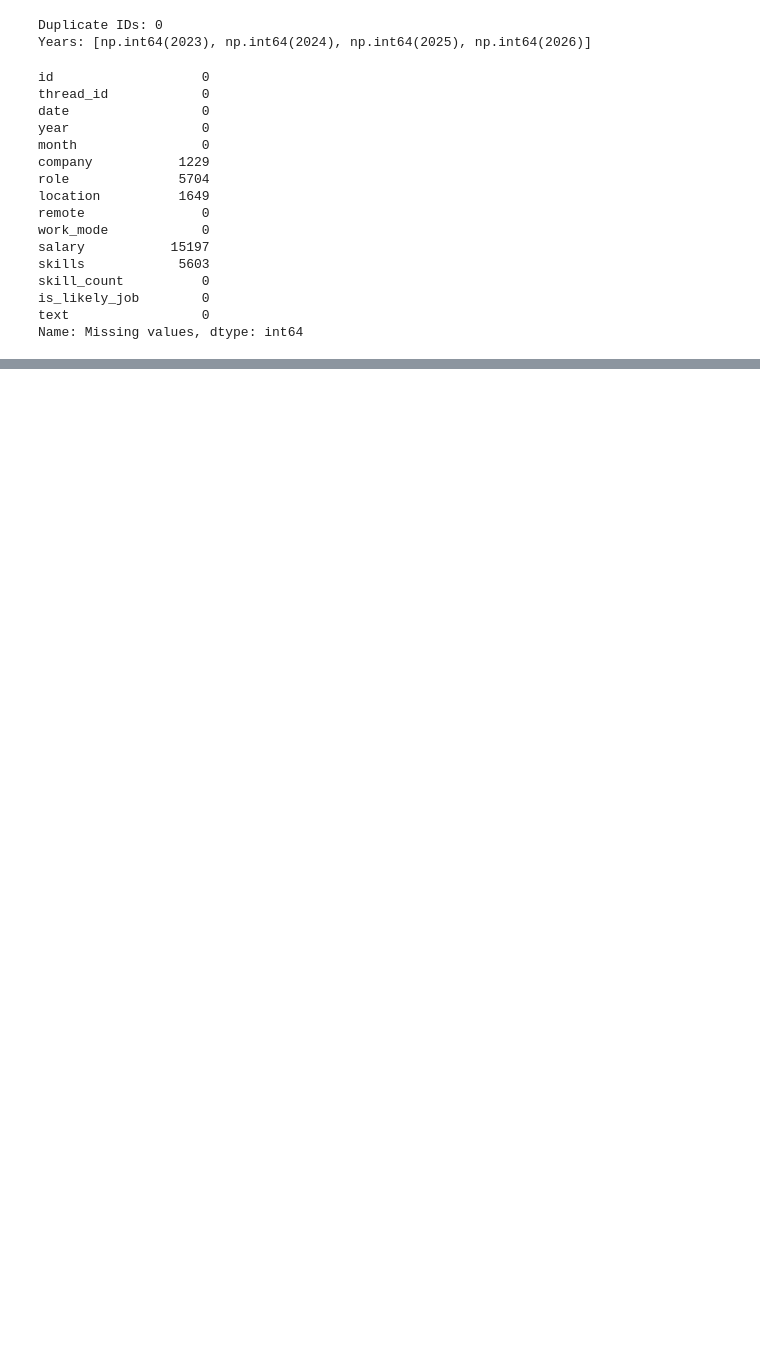
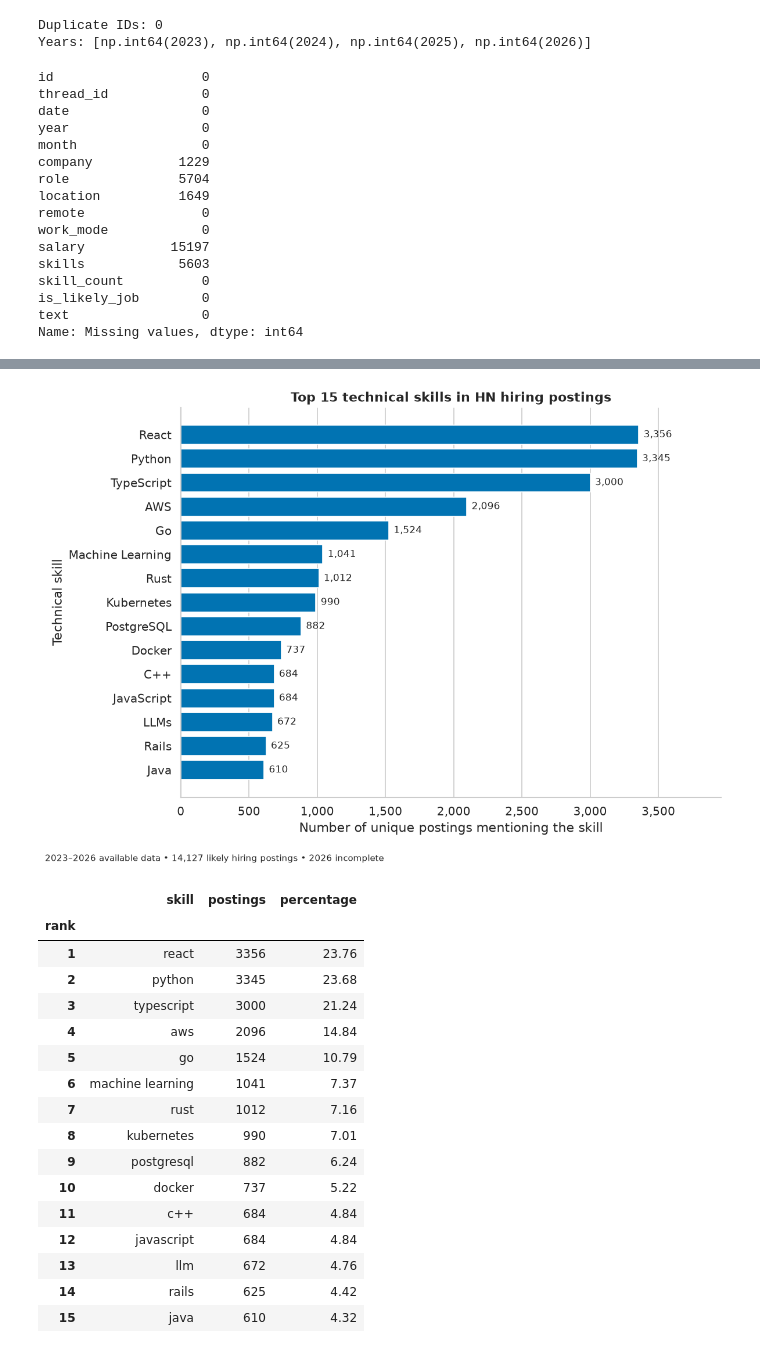
Before and after one commit to ammanikhan/TechSkills, a Jupyter notebook: notebooks/progress_report.ipynb, the cells around one changed output, grey strips where cells are left out. Saved outputs shown, nothing was run; the diff lists cells and outputs as text; code cells hidden in the pictures; blank space fills up the shorter version.

Commit message:
Teresa visuals 2

```diff
--- a/notebooks/progress_report.ipynb
+++ b/notebooks/progress_report.ipynb
@@ -85,0 +202,46 @@ plt.show()
+# %%
+LABELS = {'python': 'Python', 'java': 'Java', 'javascript': 'JavaScript', 'go': 'Go',
+          'rust': 'Rust', 'sql': 'SQL', 'aws': 'AWS', 'llm': 'LLMs', 'pytorch': 'PyTorch',
+          'tensorflow': 'TensorFlow', 'node.js': 'Node.js', 'c++': 'C++',
+          'postgresql': 'PostgreSQL', 'typescript': 'TypeScript', 'git': 'Git'}
+def label(skill):
+    return LABELS.get(skill, skill.title())
+
+ranking = mentions.sum().rename('postings').rename_axis('skill').reset_index()
+ranking = ranking.sort_values(['postings', 'skill'], ascending=[False, True]).reset_index(drop=True)
+ranking['rank'] = np.arange(1, len(ranking) + 1)
+ranking['percentage'] = ranking['postings'].div(len(jobs)).mul(100)
+top15 = ranking.head(15)
+fig, ax = plt.subplots(figsize=(10, 7))
+bars = ax.barh(top15['skill'].map(label), top15['postings'], color=sns.color_palette('colorblind')[0])
+ax.invert_yaxis()
+ax.bar_label(bars, labels=[f'{n:,}' for n in top15['postings']], padding=5, fontsize=10)
+ax.set_xlim(0, top15['postings'].max() * 1.18)
+ax.set(title='Top 15 technical skills in HN hiring postings',
+       xlabel='Number of unique postings mentioning the skill', ylabel='Technical skill')
+ax.xaxis.set_major_formatter(mtick.StrMethodFormatter('{x:,.0f}'))
+ax.grid(axis='y', visible=False)
+sns.despine(ax=ax)
+fig.text(0.01, 0.01, f'2023–2026 available data • {len(jobs):,} likely hiring postings • 2026 incomplete', fontsize=9)
+fig.tight_layout(rect=(0, .035, 1, 1))
+plt.show()
+display(top15.set_index('rank').round(2))
+# %% [output]
+[figure, added]
+|  | skill | postings | percentage |
+| rank |  |  |  |
+| 1 | react | 3356 | 23.76 |
+| 2 | python | 3345 | 23.68 |
+| 3 | typescript | 3000 | 21.24 |
+| 4 | aws | 2096 | 14.84 |
+| 5 | go | 1524 | 10.79 |
+| 6 | machine learning | 1041 | 7.37 |
+| 7 | rust | 1012 | 7.16 |
+| 8 | kubernetes | 990 | 7.01 |
+| 9 | postgresql | 882 | 6.24 |
+| 10 | docker | 737 | 5.22 |
+| 11 | c++ | 684 | 4.84 |
+| 12 | javascript | 684 | 4.84 |
+| 13 | llm | 672 | 4.76 |
+| 14 | rails | 625 | 4.42 |
+| 15 | java | 610 | 4.32 |
```
Also changed, not shown: parts of 19 cells of this notebook, 2 other files.
